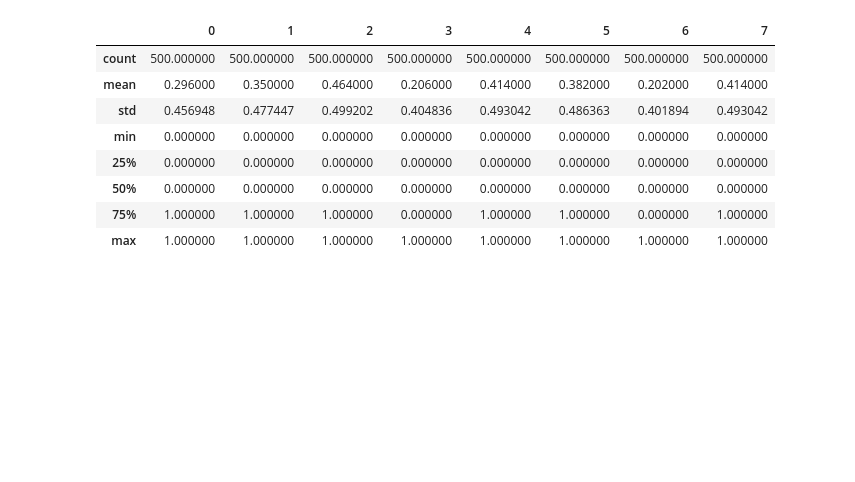
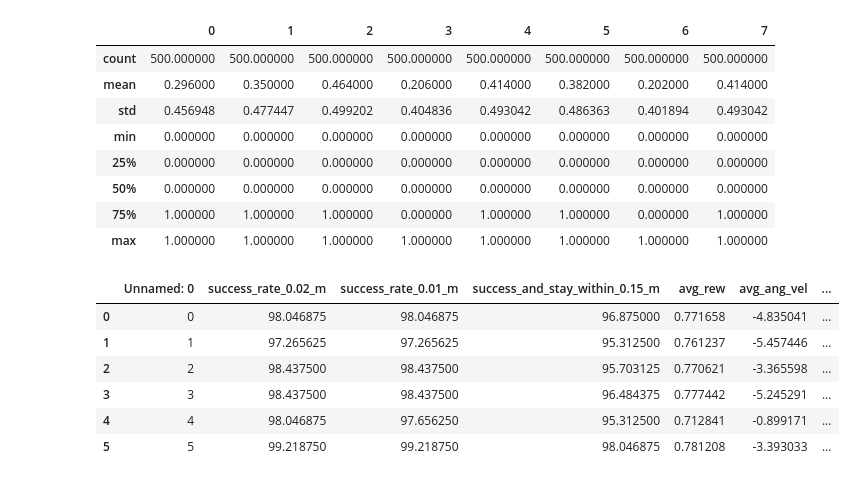
Before and after one commit to elharirymatteo/RANS, a Jupyter notebook: omniisaacgymenvs/utils/test_plots.ipynb, the cells around one changed output. Drawn from its saved outputs; the diff is of its cells as text; code cells hidden in the pictures; blank space fills up the shorter version.

```diff
--- a/omniisaacgymenvs/utils/test_plots.ipynb
+++ b/omniisaacgymenvs/utils/test_plots.ipynb
@@ -96,3 +96,15 @@ all_actions[0].describe()
 | 50% | 0.000000 | 0.000000 | 0.000000 | 0.000000 | 0.000000 | 0.000000 | 0.000000 | 0.000000 |
 | 75% | 1.000000 | 1.000000 | 1.000000 | 0.000000 | 1.000000 | 1.000000 | 0.000000 | 1.000000 |
 | max | 1.000000 | 1.000000 | 1.000000 | 1.000000 | 1.000000 | 1.000000 | 1.000000 | 1.000000 |
+# %%
+res_multi_linR = pd.read_csv("../evaluations/icra24/linR/multi_model_performance.csv", index_col=[0])
+# %%
+res_multi_linR
+# %% [output]
+|  | Unnamed: 0 | success_rate_0.02_m | success_rate_0.01_m | success_and_stay_within_0.15_m | avg_rew | avg_ang_vel | ... |
+| 0 | 0 | 98.046875 | 98.046875 | 96.875000 | 0.771658 | -4.835041 | ... |
+| 1 | 1 | 97.265625 | 97.265625 | 95.312500 | 0.761237 | -5.457446 | ... |
+| 2 | 2 | 98.437500 | 98.437500 | 95.703125 | 0.770621 | -3.365598 | ... |
+| 3 | 3 | 98.437500 | 98.437500 | 96.484375 | 0.777442 | -5.245291 | ... |
+| 4 | 4 | 98.046875 | 97.656250 | 95.312500 | 0.712841 | -0.899171 | ... |
+| 5 | 5 | 99.218750 | 99.218750 | 98.046875 | 0.781208 | -3.393033 | ... |
```
Also changed, not shown: 2 other files.
